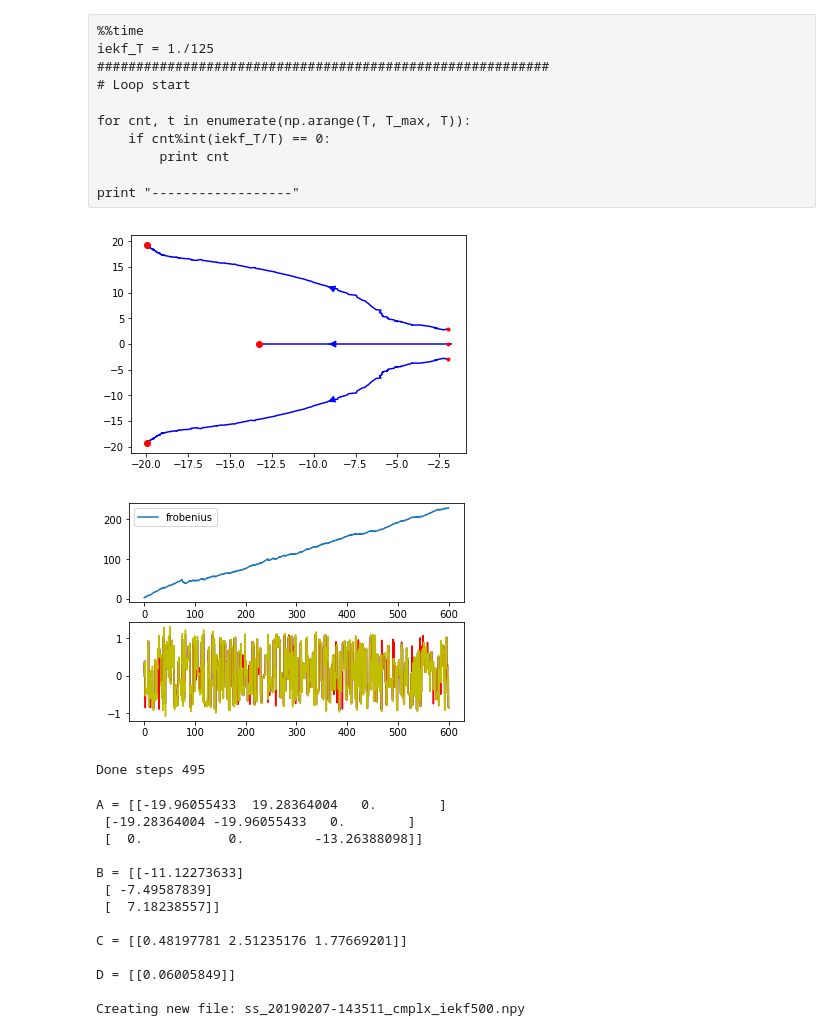
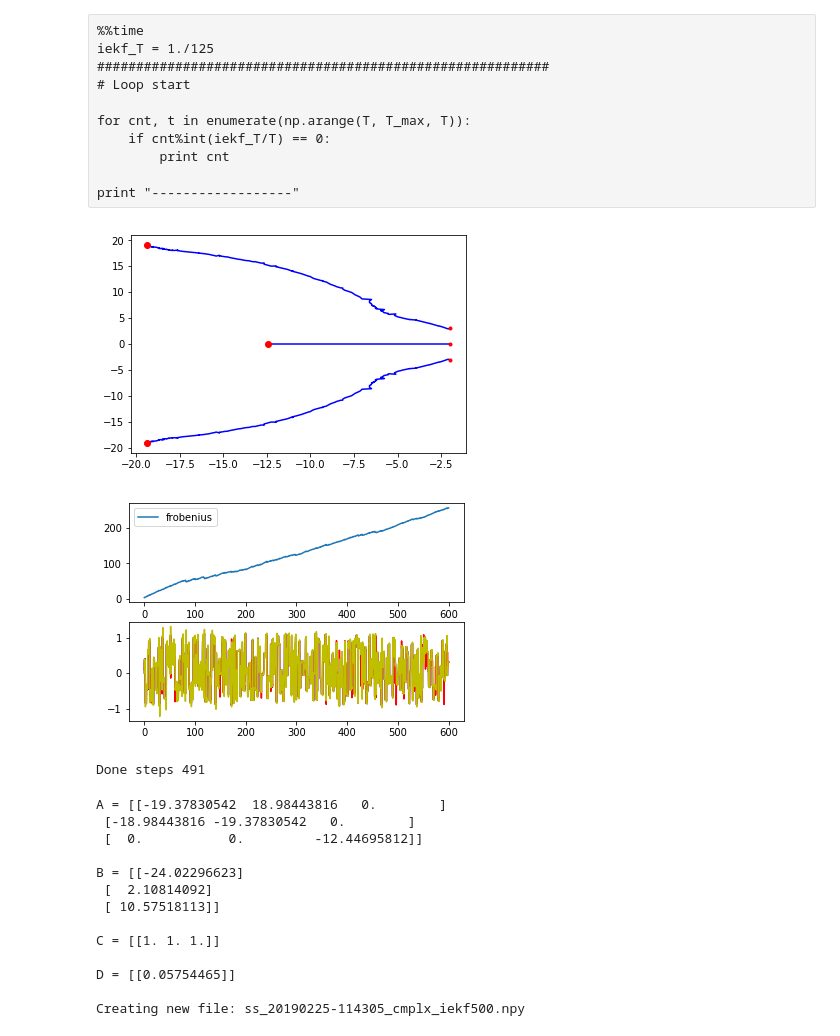
Before and after one commit to ipa-lth/jupyter_nb, a Jupyter notebook: identification/best_ekf_ident-phd-500.ipynb, the cells around one changed output. Saved outputs shown, nothing was run; the diff lists cells and outputs as text; code cells hidden in the pictures.

Commit message:
IEKF: Fixing C to one
First test

```diff
--- a/identification/best_ekf_ident-phd-500.ipynb
+++ b/identification/best_ekf_ident-phd-500.ipynb
@@ -235,10 +235,11 @@ X = to_sympy_vector(x)
 U = to_sympy_vector(u)
 
 B = to_sympy_vector(b)
-C = to_sympy_vector(c).T
+#C = to_sympy_vector(c).T
+C = np.ones((1, len(c)))
 D = to_sympy_vector(d)
 
-z = x+s+w+p+b+c+d # tuple of all symbols in Z (state vector)
+z = x+s+w+p+b+d # tuple of all symbols in Z (state vector)
 Z = to_sympy_vector(z)
 
 zu = z+u
@@ -264,7 +265,7 @@ print "H="; sp.pprint(H)
 
 AA = sp.lambdify(z, A)
 BB = sp.lambdify(z, B)
-CC = sp.lambdify(z, C)
+#CC = sp.lambdify(z, C)
 DD = sp.lambdify(z, D)
 
 
@@ -302,7 +303,7 @@ rho = 0.5
 
 q = np.array([])
 for sym in z:
-    if sym in X.T.row_join(C):
+    if sym in X.T:
         q = np.hstack((q, 0))
     else:
         q = np.hstack((q, 1))
@@ -441,7 +439,8 @@ p_k0 = np.array([p_init])
 # Assign random values to the state space system
 b_k0 = np.random.rand(len(b), 1)
 #print b_k0, b_k0.shape
-c_k0 = np.random.rand(1, len(c))
+#c_k0 = np.random.rand(1, len(c))
+#c_k0 = np.ones((1, len(c)))
 #print c_k0, c_k0.shape
 d_k0 = np.zeros((len(d), len(d)))
 #print d_k0, d_k0.shape
@@ -468,7 +467,7 @@ x_k = x_k0
 u_k = u_k0
 #print u_k, u_k.shape
 
-z_k = np.hstack((x_k0.T, s_k0, w_k0, p_k0, b_k0.T, c_k0, d_k0)).T
+z_k = np.hstack((x_k0.T, s_k0, w_k0, p_k0, b_k0.T, d_k0)).T
 #print z_k, z_k.shape
 P_k = P_k0
 #print P_k, P_k.shape
@@ -497,7 +496,7 @@ p_from_z = get_accessor(Z, to_sympy_vector(p))
 swp_from_z = get_accessor(Z, to_sympy_vector(s+w+p))
 
 b_from_z = get_accessor(Z, to_sympy_vector(b))
-c_from_z = get_accessor(Z, to_sympy_vector(c))
+#c_from_z = get_accessor(Z, to_sympy_vector(c))
 d_from_z = get_accessor(Z, to_sympy_vector(d))
 # %%
 %%time
@@ -554,7 +553,7 @@ for cnt, t in enumerate(np.arange(T, T_max, T)):
         b_k = np.array(b_from_z(*z_k.ravel()))
         #print b_k0, b_k0.shape
         #print b_k, b_k.shape
-        c_k = np.array(c_from_z(*z_k.ravel())).T
+        #c_k = np.array(c_from_z(*z_k.ravel())).T
         #print c_k0, c_k0.shape
         #print c_k, c_k.shape
         d_k = np.array(d_from_z(*z_k.ravel()))
@@ -566,7 +565,8 @@ for cnt, t in enumerate(np.arange(T, T_max, T)):
         #print A_k, type(A_k), A_k.shape
         B_k = BB(*z_k.ravel())
         #print B_k, type(B_k), B_k.shape
-        C_k = CC(*z_k.ravel())
+        #C_k = CC(*z_k.ravel())
+        C_k = np.ones((1, len(c)))
         #print C_k, type(C_k), C_k.shape
         D_k = DD(*z_k.ravel())
         #print D_k, type(D_k), D_k.shape
@@ -701,32 +701,32 @@ def add_arrow(line, position=None, direction='right', size=15, color=None):
 # %%
 # another approach to plot
 real_part = np.squeeze(real_vector(poles))
 imag_part = np.squeeze(imag_vector(poles))
 
 # Display a window with a plot of real, imag
 line = plt.plot(real_part, imag_part, 'b-')
 #plt.plot(real_part, imag_part, 'gx')
 plt.plot(real_part[-1], imag_part[-1], 'ro')
 plt.plot(real_part[0], imag_part[0], 'r.')
 
-add_arrow(line[0], -9)
-add_arrow(line[1], -9)
-add_arrow(line[2], -9)
+#add_arrow(line[0], -9)
+#add_arrow(line[1], -9)
+#add_arrow(line[2], -9)
 ##zeros
 #real_part = np.squeeze(real_vector(zeros))
 #imag_part = np.squeeze(imag_vector(zeros))
 
 # Display a window with a plot of real, imag
 #plt.plot(real_part, imag_part, 'g-')
 #plt.plot(real_part, imag_part, 'g')
 #plt.plot(real_part[-1], imag_part[-1], 'rx')
 #plt.plot(real_part[0], imag_part[0], 'bx')
 
 #plt.xlim(-30, 1)
 #plt.ylim(-25, 25)
 plt.show()
 # %% [output]
-[figure, old version]
+[figure, new version]
 # %%
 #plt.rcParams['figure.figsize'] = [15, 7]
 #import mpld3
@@ -775,15 +775,15 @@ plt.show()
 
 print "Done steps", step_cnt
 # %% [output]
-[figure, old version]
+[figure, new version]
-Done steps 495
+Done steps 491
 # %%
 #print A_k, A_k.shape
 #print b_k, b_k.shape
 #print c_k, c_k.shape
 #print d_k, d_k.shape
 
-ss = pc.ss(A_k, b_k, c_k, d_k)
+ss = pc.ss(A_k, b_k, np.ones((1, len(c))), d_k)
 
 #print poles[-1]
 print ss
@@ -792,19 +792,19 @@ fname = 'ss_{}_cmplx_iekf500'.format(time.strftime("%Y%m%d-%H%M%S"))
 
 loadtools.saveModel(fname, ss.A, ss.B, ss.C, ss.D)
 # %% [output]
-A = [[-19.96055433  19.28364004   0.        ]
- [-19.28364004 -19.96055433   0.        ]
- [  0.           0.         -13.26388098]]
+A = [[-19.37830542  18.98443816   0.        ]
+ [-18.98443816 -19.37830542   0.        ]
+ [  0.           0.         -12.44695812]]
 
-B = [[-11.12273633]
- [ -7.49587839]
- [  7.18238557]]
+B = [[-24.02296623]
+ [  2.10814092]
+ [ 10.57518113]]
 
-C = [[0.48197781 2.51235176 1.77669201]]
+C = [[1. 1. 1.]]
 
-D = [[0.06005849]]
+D = [[0.05754465]]
 
-Creating new file: ss_20190207-143511_cmplx_iekf500.npy
+Creating new file: ss_20190225-114305_cmplx_iekf500.npy
 # %%
 print pc.dcgain(ss3)
 print ss3.pole()
```
Also changed, not shown: parts of 5 cells of this notebook.
